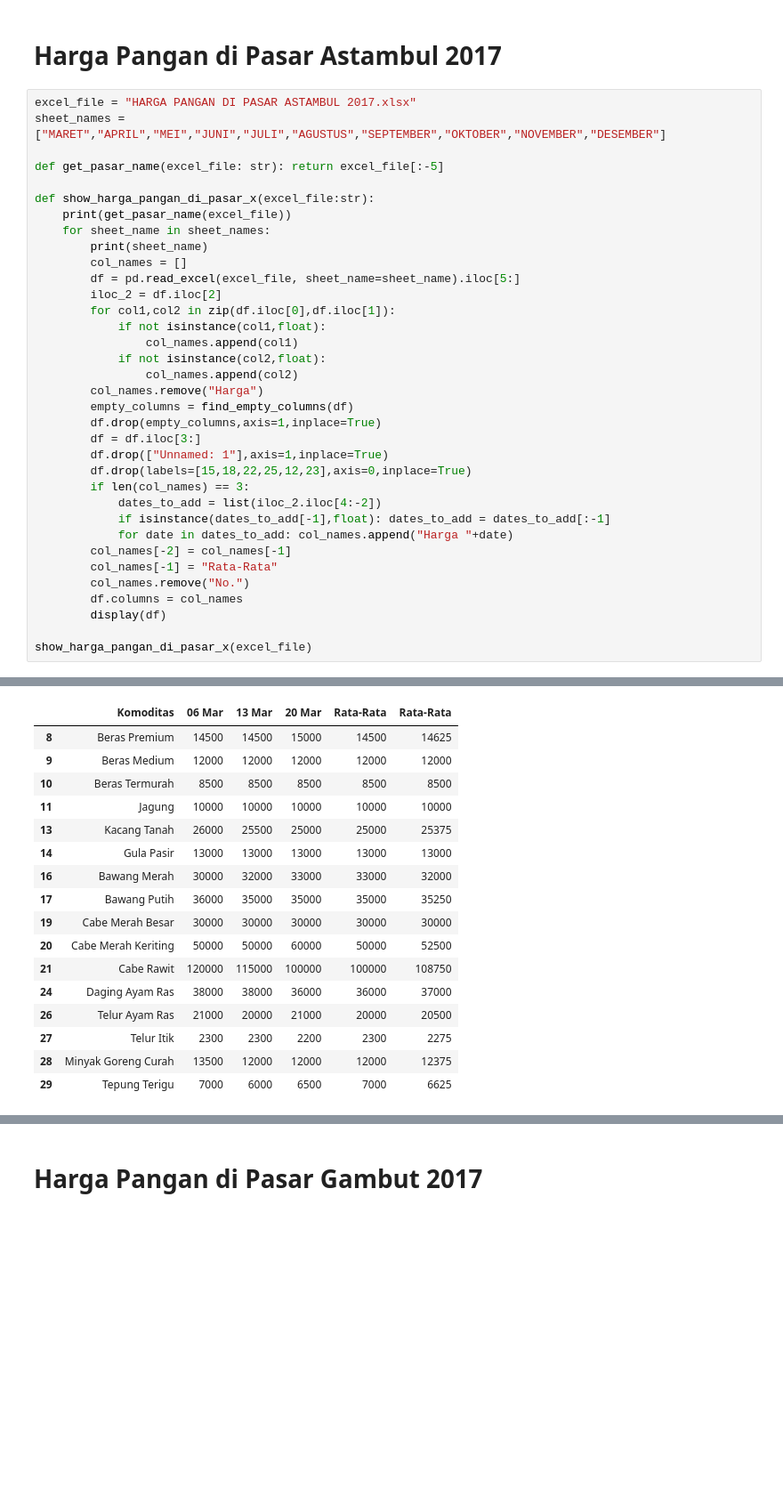
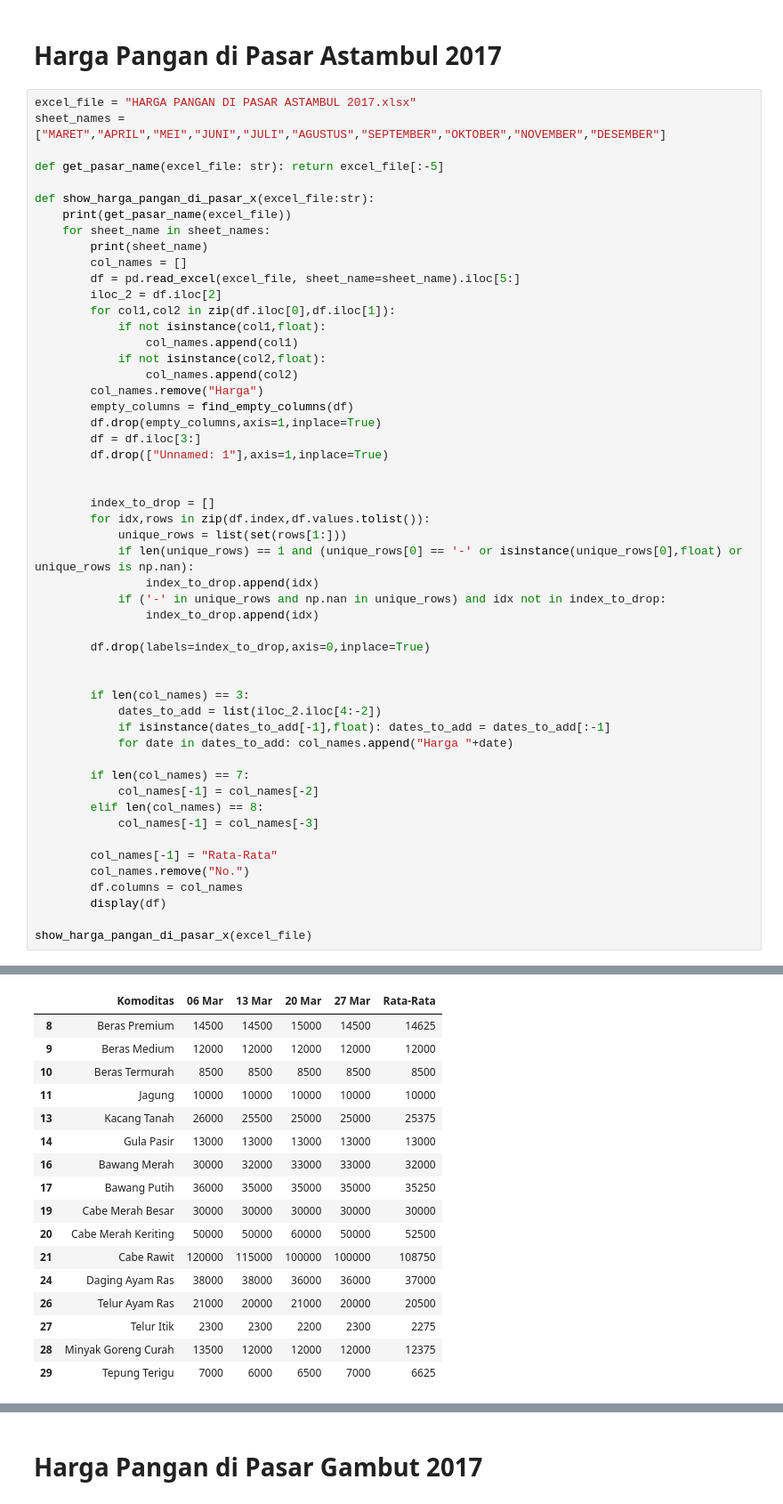
Before and after one commit to StefannusChristian/Data-Mining, a Jupyter notebook: Hands On 3 Studi Kasus/process_data.ipynb, the cells around one changed output, grey strips where cells are left out. Shown: that part at 89% size. Drawn from its saved outputs; the diff is of its cells as text; blank space fills up the shorter version.

```diff
--- a/Hands On 3 Studi Kasus/process_data.ipynb
+++ b/Hands On 3 Studi Kasus/process_data.ipynb
@@ -288,12 +324,29 @@ def show_harga_pangan_di_pasar_x(excel_file:str):
         df.drop(empty_columns,axis=1,inplace=True)
         df = df.iloc[3:]
         df.drop(["Unnamed: 1"],axis=1,inplace=True)
-        df.drop(labels=[15,18,22,25,12,23],axis=0,inplace=True)
+
+
+        index_to_drop = []
+        for idx,rows in zip(df.index,df.values.tolist()):
+            unique_rows = list(set(rows[1:]))
+            if len(unique_rows) == 1 and (unique_rows[0] == '-' or isinstance(unique_rows[0],float) or unique_rows is np.nan):
+                index_to_drop.append(idx)
+            if ('-' in unique_rows and np.nan in unique_rows) and idx not in index_to_drop:
+                index_to_drop.append(idx)
+
+        df.drop(labels=index_to_drop,axis=0,inplace=True)
+
+
         if len(col_names) == 3:
             dates_to_add = list(iloc_2.iloc[4:-2])
             if isinstance(dates_to_add[-1],float): dates_to_add = dates_to_add[:-1]
             for date in dates_to_add: col_names.append("Harga "+date)
-        col_names[-2] = col_names[-1]
+
+        if len(col_names) == 7:
+            col_names[-1] = col_names[-2]
+        elif len(col_names) == 8:
+            col_names[-1] = col_names[-3]
+
         col_names[-1] = "Rata-Rata"
         col_names.remove("No.")
         df.columns = col_names
@@ -306,4 +360,4 @@ MARET
-|  | Komoditas | 06 Mar | 13 Mar | 20 Mar | Rata-Rata | Rata-Rata |
+|  | Komoditas | 06 Mar | 13 Mar | 20 Mar | 27 Mar | Rata-Rata |
 | 8 | Beras Premium | 14500 | 14500 | 15000 | 14500 | 14625 |
 | 9 | Beras Medium | 12000 | 12000 | 12000 | 12000 | 12000 |
 | 10 | Beras Termurah | 8500 | 8500 | 8500 | 8500 | 8500 |
```
Also changed, not shown: parts of 10 cells of this notebook, 2 other files.
